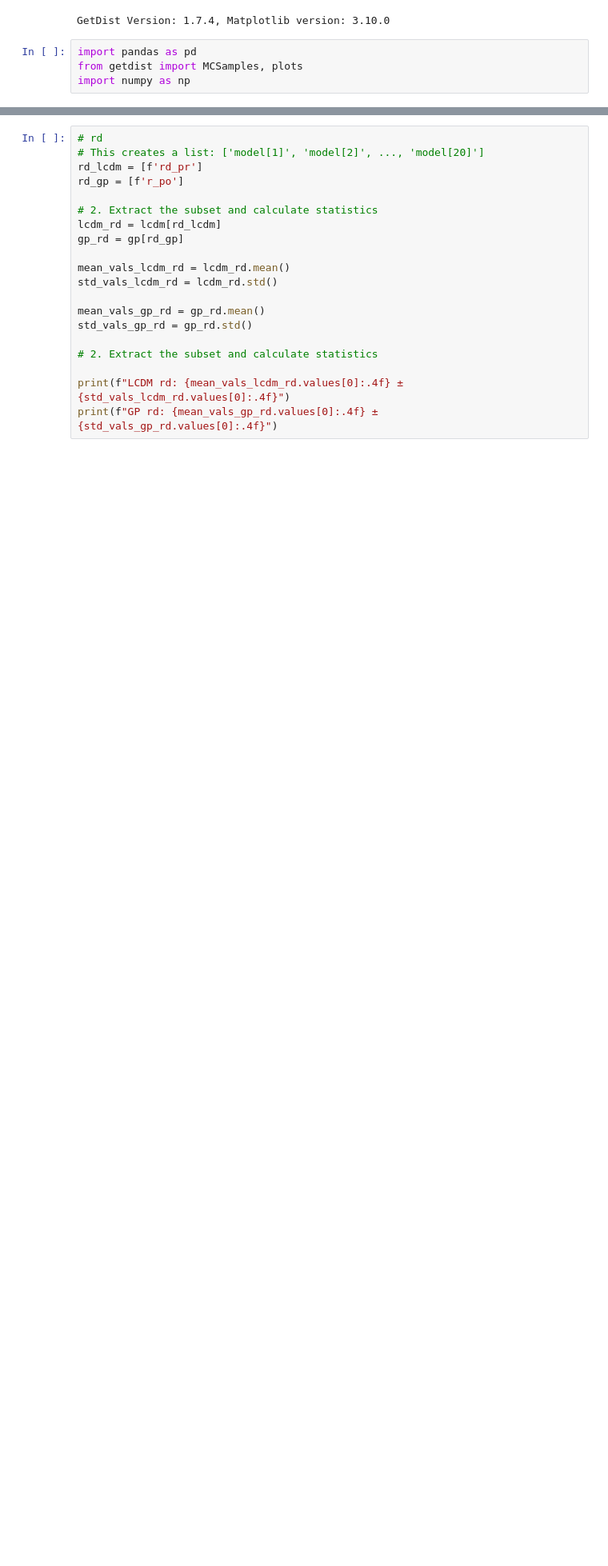
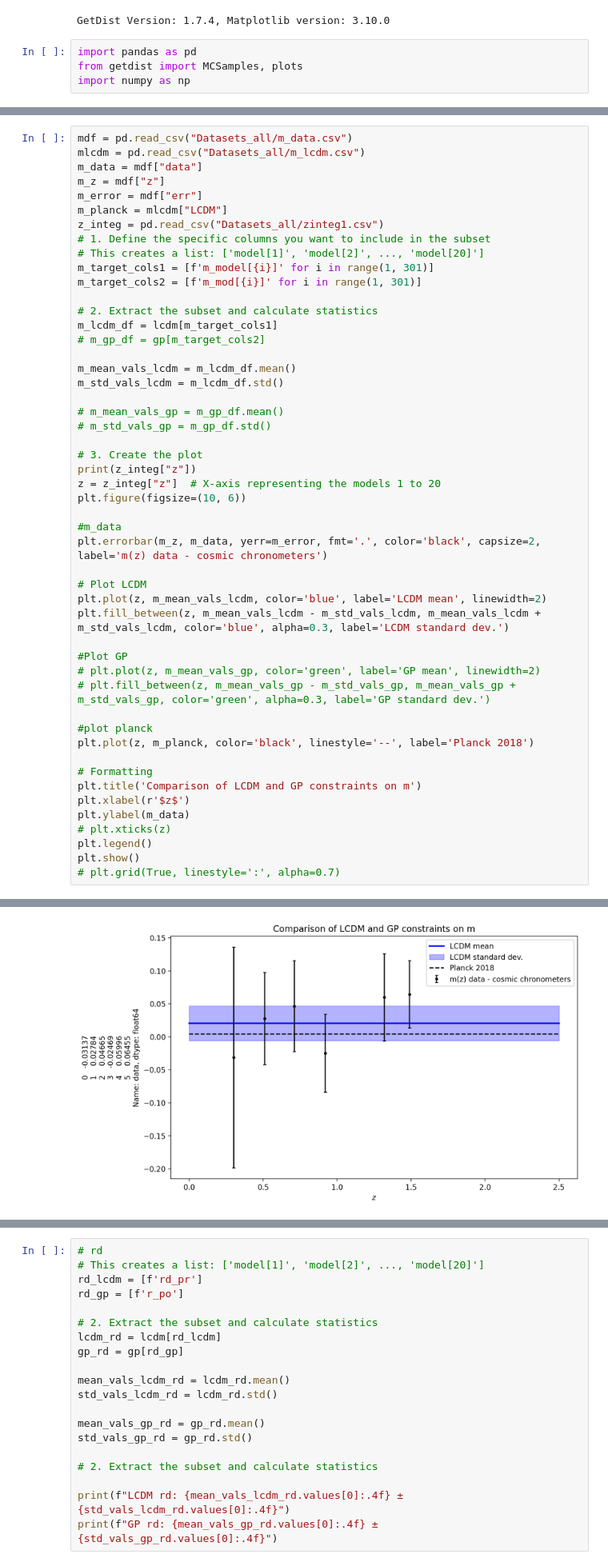
Before and after one commit to JaimeRZP/wb_gp, a Jupyter notebook: scripts_summer2026/plots_func+params.ipynb, the cells around one changed output, grey strips where cells are left out. Shown at 80% size. Saved outputs shown, nothing was run; the diff lists cells and outputs as text; blank space fills up the shorter version.

```diff
--- a/scripts_summer2026/plots_func+params.ipynb
+++ b/scripts_summer2026/plots_func+params.ipynb
@@ -226,0 +295,51 @@ z = z_integ["z"]  # X-axis representing the models 1 to 20
+# %%
+mdf = pd.read_csv("Datasets_all/m_data.csv")
+mlcdm = pd.read_csv("Datasets_all/m_lcdm.csv")
+m_data = mdf["data"]
+m_z = mdf["z"]
+m_error = mdf["err"]
+m_planck = mlcdm["LCDM"]
+z_integ = pd.read_csv("Datasets_all/zinteg1.csv")
+# 1. Define the specific columns you want to include in the subset
+# This creates a list: ['model[1]', 'model[2]', ..., 'model[20]']
+m_target_cols1 = [f'm_model[{i}]' for i in range(1, 301)]
+m_target_cols2 = [f'm_mod[{i}]' for i in range(1, 301)]
+
+# 2. Extract the subset and calculate statistics
+m_lcdm_df = lcdm[m_target_cols1]
+# m_gp_df = gp[m_target_cols2]
+
+m_mean_vals_lcdm = m_lcdm_df.mean()
+m_std_vals_lcdm = m_lcdm_df.std()
+
+# m_mean_vals_gp = m_gp_df.mean()
+# m_std_vals_gp = m_gp_df.std()
+
+# 3. Create the plot
+print(z_integ["z"])
+z = z_integ["z"]  # X-axis representing the models 1 to 20
+plt.figure(figsize=(10, 6))
+
+#m_data
+plt.errorbar(m_z, m_data, yerr=m_error, fmt='.', color='black', capsize=2, label='m(z) data - cosmic chronometers')
+
+# Plot LCDM
+plt.plot(z, m_mean_vals_lcdm, color='blue', label='LCDM mean', linewidth=2)
+plt.fill_between(z, m_mean_vals_lcdm - m_std_vals_lcdm, m_mean_vals_lcdm + m_std_vals_lcdm, color='blue', alpha=0.3, label='LCDM standard dev.')
+
+#Plot GP
+# plt.plot(z, m_mean_vals_gp, color='green', label='GP mean', linewidth=2)
+# plt.fill_between(z, m_mean_vals_gp - m_std_vals_gp, m_mean_vals_gp + m_std_vals_gp, color='green', alpha=0.3, label='GP standard dev.')
+
+#plot planck
+plt.plot(z, m_planck, color='black', linestyle='--', label='Planck 2018')
+
+# Formatting
+plt.title('Comparison of LCDM and GP constraints on m')
+plt.xlabel(r'$z$')
+plt.ylabel(m_data)
+# plt.xticks(z)
+plt.legend()
+plt.show()
+# plt.grid(True, linestyle=':', alpha=0.7)
+# %% [output]
@@ -226,0 +358 @@ z = z_integ["z"]  # X-axis representing the models 1 to 20
+[figure, added]
```
Also changed, not shown: parts of 13 cells of this notebook, 7 other files.
